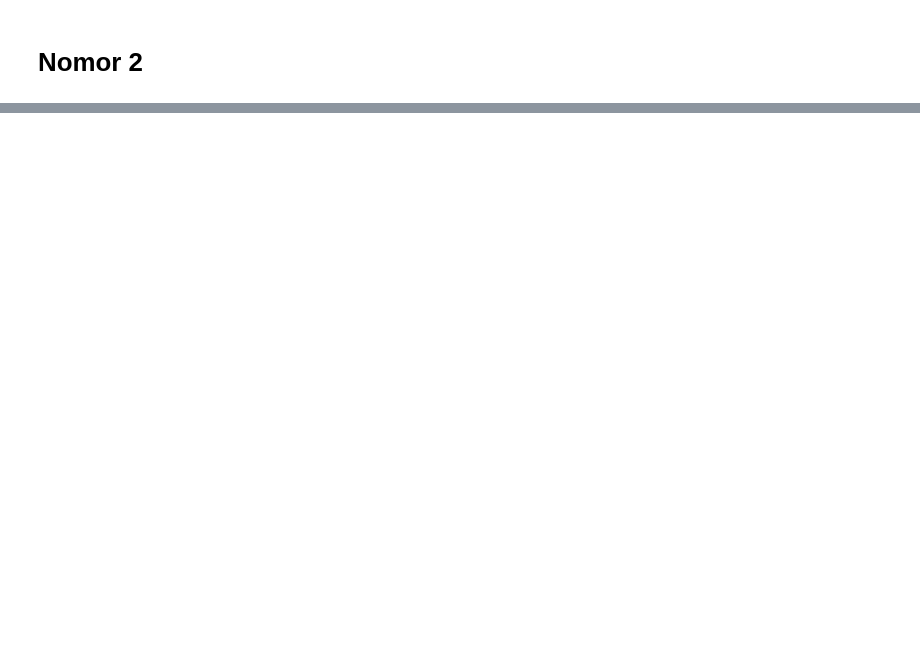
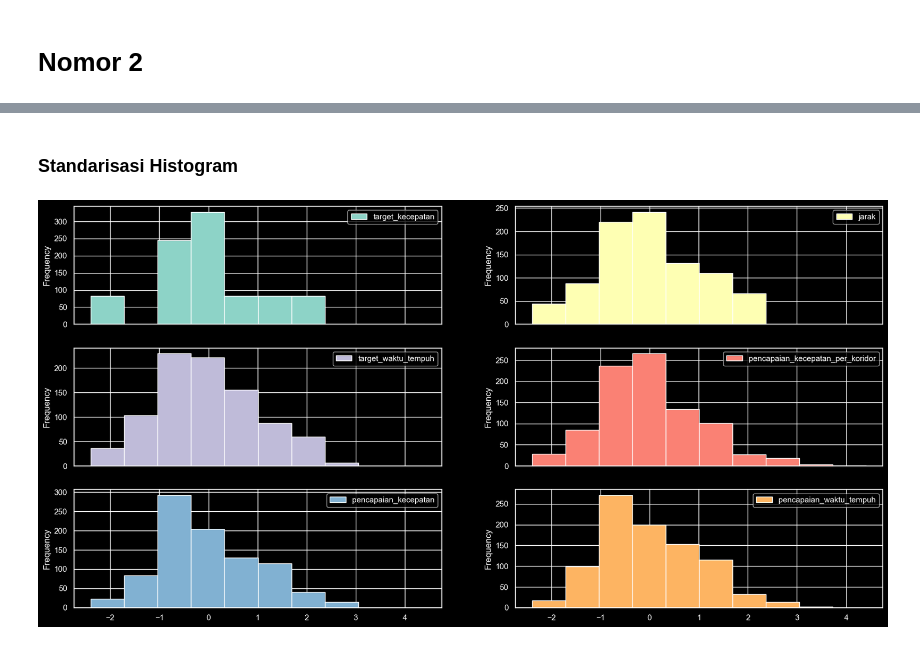
Before and after one commit to StefannusChristian/Data-Processing-and-Engineering, a Jupyter notebook: transformasi-data/IBDA3111_StefannusChristian_202000138_TransformasiData.ipynb, the cells around one changed output, grey strips where cells are left out. Drawn from its saved outputs; the diff is of its cells as text; code cells hidden in the pictures; blank space fills up the shorter version.

```diff
--- a/transformasi-data/IBDA3111_StefannusChristian_202000138_TransformasiData.ipynb
+++ b/transformasi-data/IBDA3111_StefannusChristian_202000138_TransformasiData.ipynb
@@ -125,0 +168,5 @@ Mean Absolute Error = 1.956
+# %%
+scalerStd = StandardScaler()
+numericDfStandard = pd.DataFrame(scalerStd.fit_transform(numericDf))
+numericDfStandard.columns = numericDfCols
+display(numericDfStandard)
@@ -125,0 +187,7 @@ Mean Absolute Error = 1.956
+# %% [markdown]
+### Standarisasi Histogram
+# %%
+numericDfStandard.plot.hist(subplots=True, legend=True, layout=(3, 2))
+plt.show()
+# %% [output]
+[figure, added]
```
Also changed, not shown: parts of 27 cells of this notebook.
